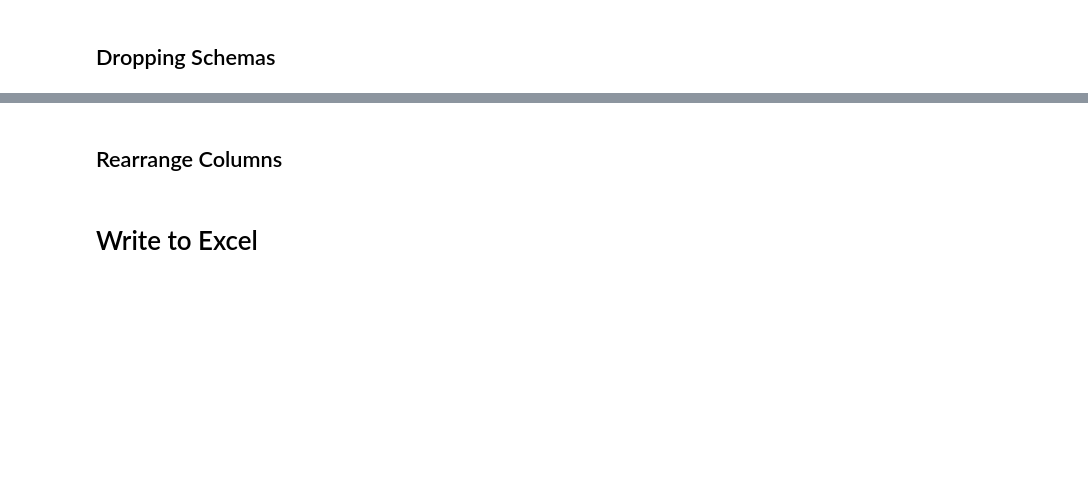
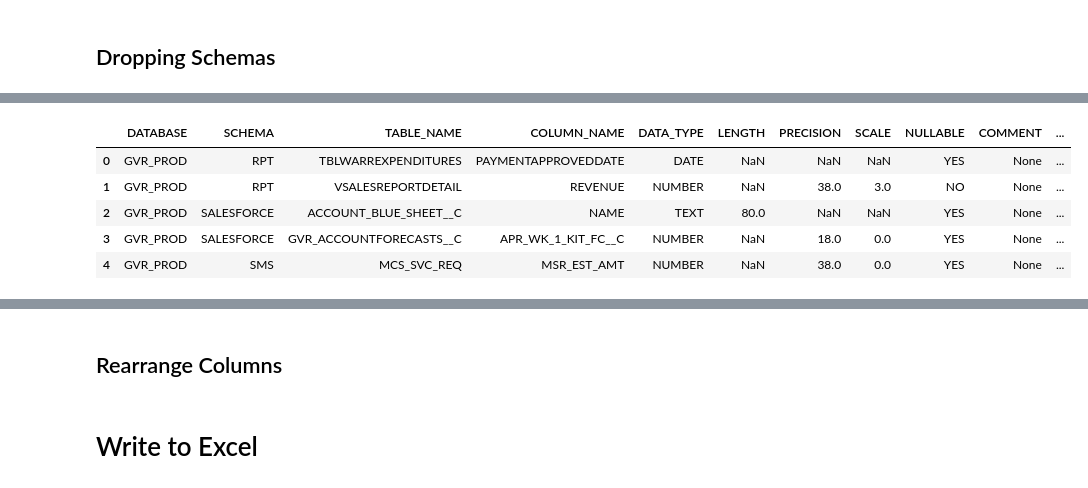
Before and after one commit to emilyporter920/Data_catalog, a Jupyter notebook: Data_Catalog_Script.ipynb, the cells around one changed output, grey strips where cells are left out. Cells and saved outputs as stored; diff of their text form; code cells hidden in the pictures; blank space fills up the shorter version.

```diff
--- a/Data_Catalog_Script.ipynb
+++ b/Data_Catalog_Script.ipynb
@@ -255,0 +521,5 @@ merged_tables3.head()
+# %%
+# Load strategy table
+load_strat = session.sql("SELECT DISTINCT TABLE_NAME, TABLE_TYPE, INCREMENTAL_LOAD, FULL_LOAD FROM GVR_PROD.ADMIN.BUILD_WAREHOUSE").to_pandas()
+
+load_strat.head()
@@ -255,0 +533,4 @@ merged_tables3.head()
+# %%
+load_strat = load_strat.rename(columns={'TABLE_TYPE': 'SCHEMA'})
+
+load_strat.head()
@@ -255,0 +544,13 @@ merged_tables3.head()
+# %%
+load_strat["SCHEMA"] = load_strat["SCHEMA"].replace({'P-BR': 'PROTHEUS_BR', 'P-CH': 'PROTHEUS_CH', 'P-AR': 'PROTHEUS_AR'})
+# %%
+merged_tables3 = merged_tables3.merge(load_strat, on=['TABLE_NAME', 'SCHEMA'], how='left')
+
+merged_tables3.head()
+# %% [output]
+|  | DATABASE | SCHEMA | TABLE_NAME | COLUMN_NAME | DATA_TYPE | LENGTH | PRECISION | SCALE | NULLABLE | COMMENT | ... |
+| 0 | GVR_PROD | RPT | TBLWARREXPENDITURES | PAYMENTAPPROVEDDATE | DATE | NaN | NaN | NaN | YES | None | ... |
+| 1 | GVR_PROD | RPT | VSALESREPORTDETAIL | REVENUE | NUMBER | NaN | 38.0 | 3.0 | NO | None | ... |
+| 2 | GVR_PROD | SALESFORCE | ACCOUNT_BLUE_SHEET__C | NAME | TEXT | 80.0 | NaN | NaN | YES | None | ... |
+| 3 | GVR_PROD | SALESFORCE | GVR_ACCOUNTFORECASTS__C | APR_WK_1_KIT_FC__C | NUMBER | NaN | 18.0 | 0.0 | YES | None | ... |
+| 4 | GVR_PROD | SMS | MCS_SVC_REQ | MSR_EST_AMT | NUMBER | NaN | 38.0 | 0.0 | YES | None | ... |
```
Also changed, not shown: parts of 43 cells of this notebook, 2 other files.
